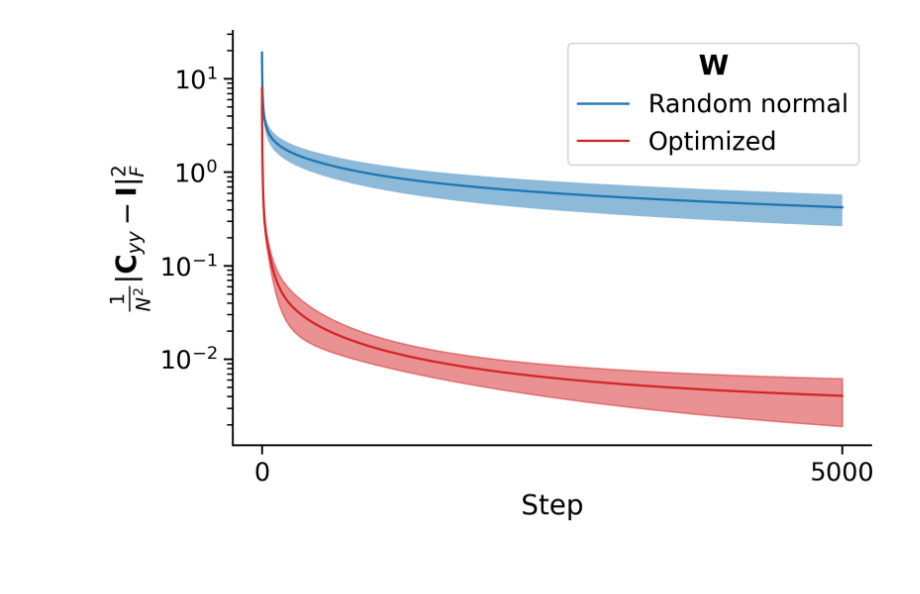
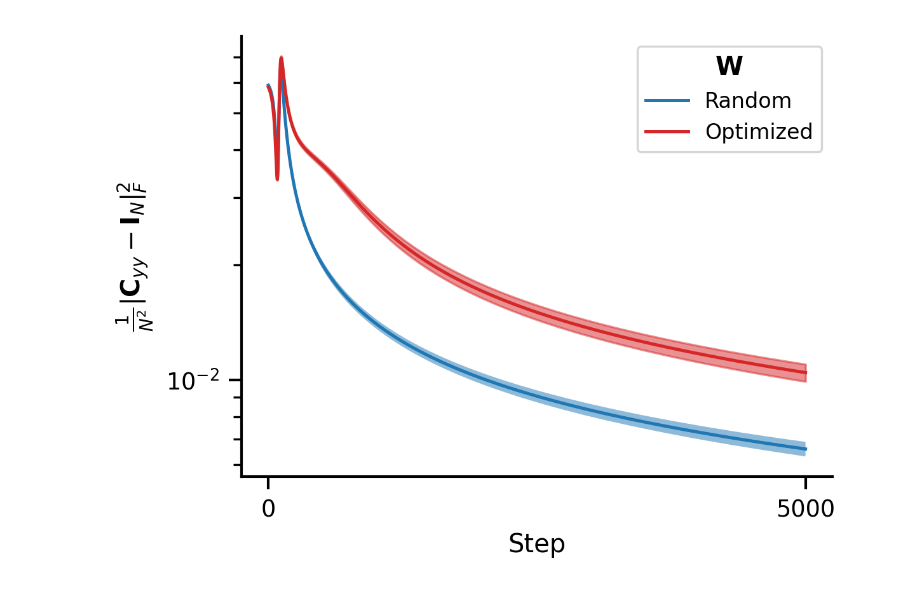
Before and after one commit to lyndond/frame_whitening, a Jupyter notebook: figures/grassmann.ipynb, the cells around one changed output. Saved outputs shown, nothing was run; the diff lists cells and outputs as text; code cells hidden in the pictures; blank space fills up the shorter version.

```diff
--- a/figures/grassmann.ipynb
+++ b/figures/grassmann.ipynb
@@ -17,19 +16,20 @@ def simulate_one(n, eta_g, n_batch, frame, seed=0):
     np.random.seed(seed)
     # setup
     k = n * (n + 1) // 2
-    V, _ = np.linalg.qr(np.random.randn(n, n))
-    s = (np.linspace(1, 5, n) + np.random.randn(n) * 0.1) * 10
+    rng = np.random.default_rng(seed=seed)
+    V, _ = np.linalg.qr(rng.standard_normal((n, n)))
+    s = np.exp((np.linspace(0, 4, n) + rng.standard_normal((n, ))*.1)) * .1
+
     Cxx = V @ np.diag(s) @ V.T
-    Lxx = np.linalg.cholesky(Cxx)
-    kappa0 = np.linalg.cond(Cxx)
     if frame == "GRASSMANN":
-        # W, G, res = fw.get_grassmannian(n, k, niter=1000)
-        W, _ = fw.get_grassmannian(n, k)
+        W, _ = fw.get_grassmannian(n, k, rng)
     else: # frame == "RANDN":
-        W = np.random.randn(n, k)
+        W = rng.standard_normal((n, k))
     W = fw.normalize_frame(W)
 
-    g_last, g_all, errors, variances = fws.simulate([Lxx], W, 0, n_batch, eta_g, None, False, False)
+    _, _, errors, _ = fws.adapt_covariance(
+        [Cxx], W, 0, n_batch, eta_g, None, False, False, 0., verbose=False
+        )
 
     return errors
 
@@ -37,11 +37,15 @@ def simulate_many(n_repeats, frame):
     with multiprocessing.Pool() as pool:
         all_errors = []
         pbar = tqdm(total=n_repeats)
-        for errors in pool.starmap(simulate_one, [(3, 1E-1, 5000, frame, i) for i in range(n_repeats)]):
+        n_steps = 5000
+        for errors in pool.starmap(simulate_one, [(16, 1E-2, n_steps, frame, i) for i in range(n_repeats)]):
+            if len(errors) != n_steps:
+                errors = errors + [errors[-1]] * (n_steps - len(errors))
             all_errors.append(errors)
             pbar.update(1)
     all_errors = np.array(all_errors)
     return all_errors
 # %%
-n_repeats = 200
+n_repeats = 100
 all_errors_randn = simulate_many(n_repeats, "RANDN")
+all_errors_grassmann = simulate_many(n_repeats, "GRASSMANN")
@@ -50,27 +52,26 @@ all_errors_grassmann = simulate_many(n_repeats, "GRASSMANN")
 # %%
 # fmt: off
-
 def get_mean_sem(x):
     return np.mean(x, axis=0), np.std(x, axis=0) / np.sqrt(x.shape[0])
 
-with sns.plotting_context("paper", font_scale=1.5):
-    fig, ax = plt.subplots(1, 1, dpi=300)
+with sns.plotting_context("paper", font_scale=1):
+    fig, ax = plt.subplots(1, 1, figsize=(4, 3) ,dpi=300)
 
     mu_randn, sig_randn = get_mean_sem(all_errors_randn)
     mu_opt, sig_opt = get_mean_sem(all_errors_grassmann)
 
-    ax.plot(range(len(mu_randn)), mu_randn, color="C0", label="Random normal")
+    ax.plot(range(len(mu_randn)), mu_randn, color="C0", label="Random")
     ax.fill_between(range(len(mu_randn)), mu_randn - sig_randn, mu_randn + sig_randn, alpha=0.5)
 
     ax.plot(range(len(mu_opt)), mu_opt, color="C3", label="Optimized")
     ax.fill_between(range(len(mu_opt)), mu_opt - sig_opt, mu_opt + sig_opt, color="C3", alpha=0.5)
 
-    ax.set(yscale="log", ylabel=r"$\frac{1}{N^2}\|{\bf C}_{yy} - {\bf I}\|_F^2$",
+    ax.set(yscale="log", ylabel=r"$\frac{1}{N^2}\|{\bf C}_{yy} - {\bf I}_N\|_F^2$",
     xlabel="Step", xticks=(0, 5000))
 
-    ax.legend(title=r"${\bf W}$")
+    ax.legend(title=r"${\bf W}$", fontsize=8, loc="upper right")
 
     sns.despine()
 # fmt: on
 # %% [output]
-[figure, old version]
+[figure, new version]
```
Also changed, not shown: parts of 2 cells of this notebook, 6 other files.
